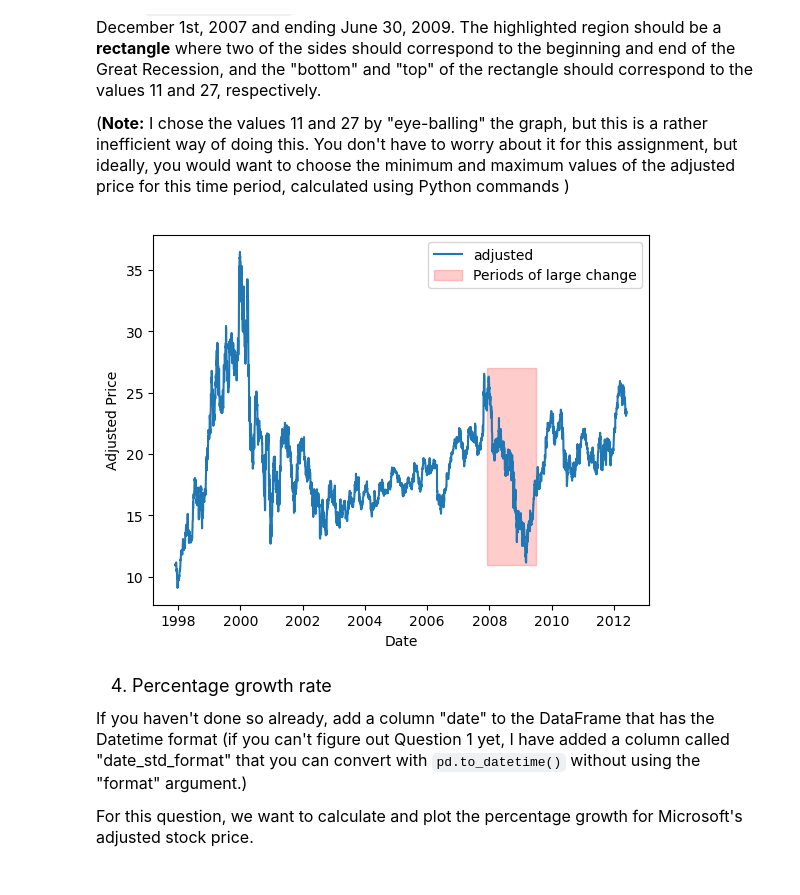
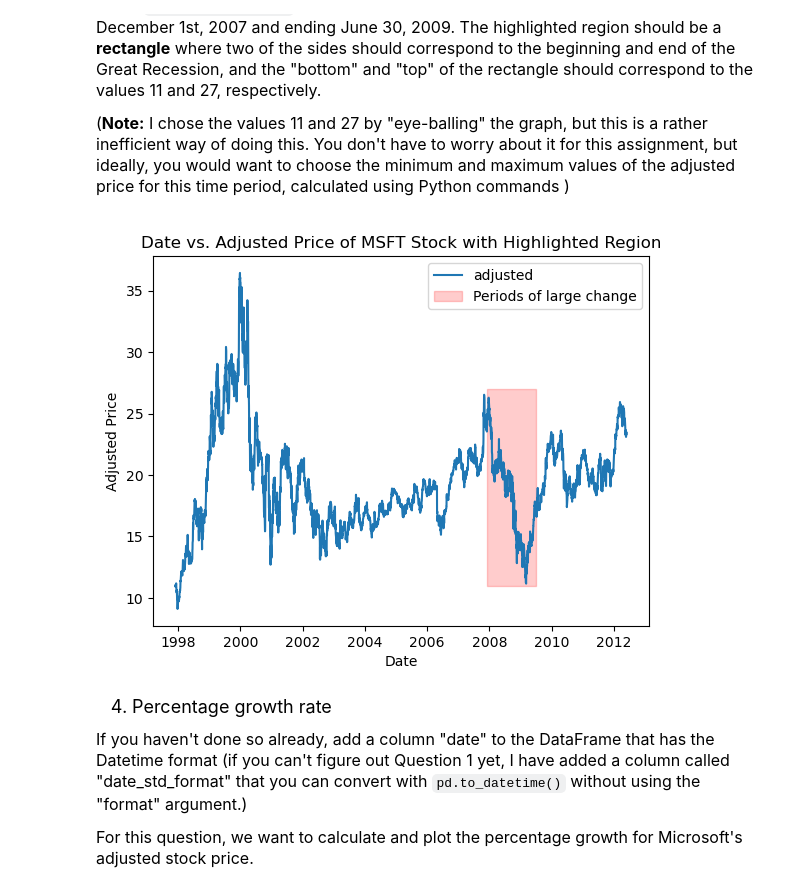
Before and after one commit to reneengai126/qtm151fall2025, a Jupyter notebook: Assignments/assignment_9/assignment9.ipynb, the cells around one changed output. Drawn from its saved outputs; the diff is of its cells as text; code cells hidden in the pictures.

```diff
--- a/Assignments/assignment_9/assignment9.ipynb
+++ b/Assignments/assignment_9/assignment9.ipynb
@@ -61,11 +60,12 @@ To create this column, you must use the ``.shift`` method and Numpy's built-in f
 Then create a line plot of "date vs. daily log return" with labeled axes and a title.
 # %%
 # your code here
-daily_prices["log_return"] = np.log(daily_prices["close"] / daily_prices["close"].shift(1))
+daily_prices["log_return"] = np.log(daily_prices["adjusted"] / daily_prices["adjusted"].shift(1))
 # Create a line plot of date vs. daily log return
 plt.plot(daily_prices["date"], daily_prices["log_return"])
 plt.xlabel("Date")
 plt.ylabel("Daily Log Return")
-plt.title("Daily Log Returns of MSFT Stock")
+plt.title("Date vs. Daily Log Returns of MSFT Stock")
+plt.grid()
 plt.show()
 # %% [output]
@@ -85,24 +85,25 @@ Using ``plt.fill_between()`` highlight the region corresponding to dates beginni
 # %%
 plt.plot("date", "adjusted", data = daily_prices)
 plt.xlabel("Date")
 plt.ylabel("Adjusted Price")
+plt.title("Date vs. Adjusted Price of MSFT Stock with Highlighted Region")
 
 x_vals = daily_prices["date"]
 y_vals = daily_prices["adjusted"]
 condition = (daily_prices["date"] >= "2007-12-01") & \
             (daily_prices["date"] <= "2009-06-30")
 
 plt.fill_between(x = x_vals,
                  y1 = 11,
                  y2 = 27,
                  where = condition,
                  alpha = 0.2, color = "red",
                  label = "Periods of large change")
 
 plt.legend()
 plt.show()
 # %% [output]
-[figure, old version]
+[figure, new version]
 # %% [markdown]
 <font size = "4">
 
```
Also changed, not shown: parts of 3 cells of this notebook.
